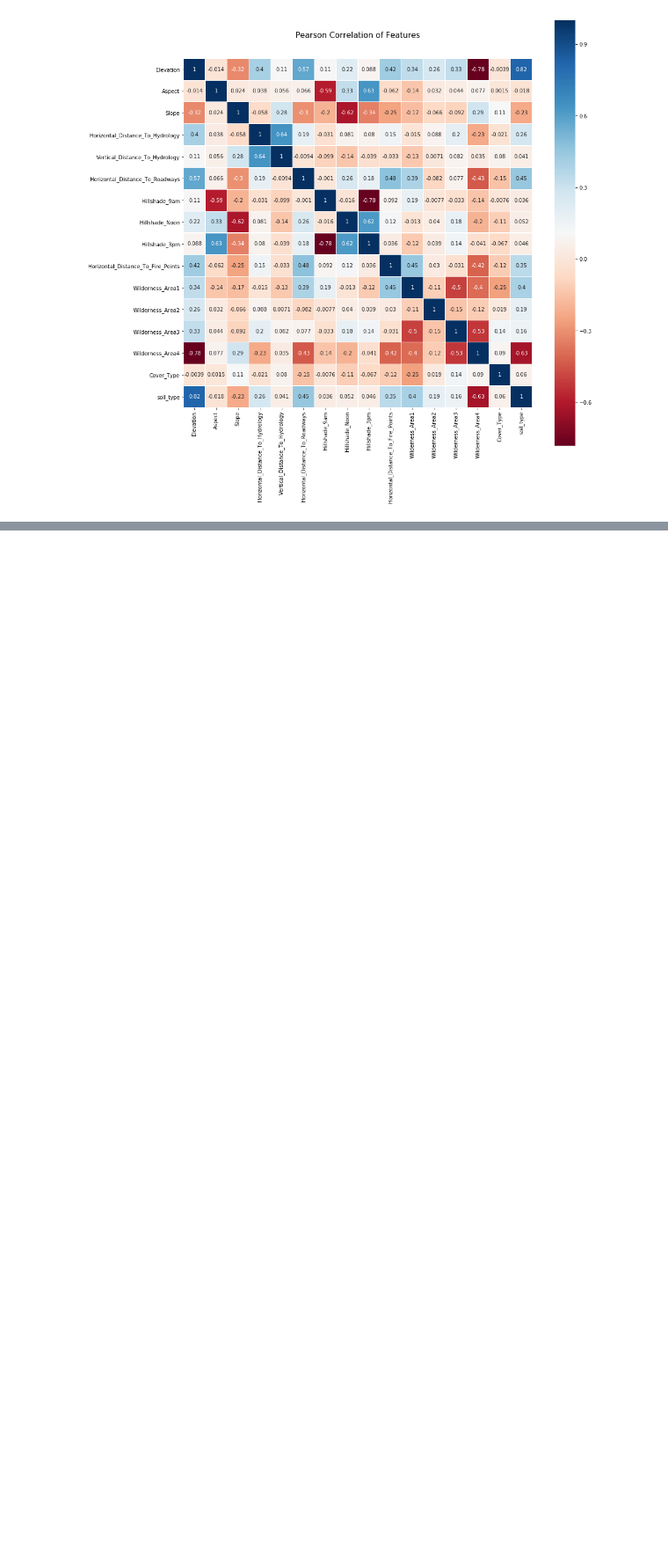
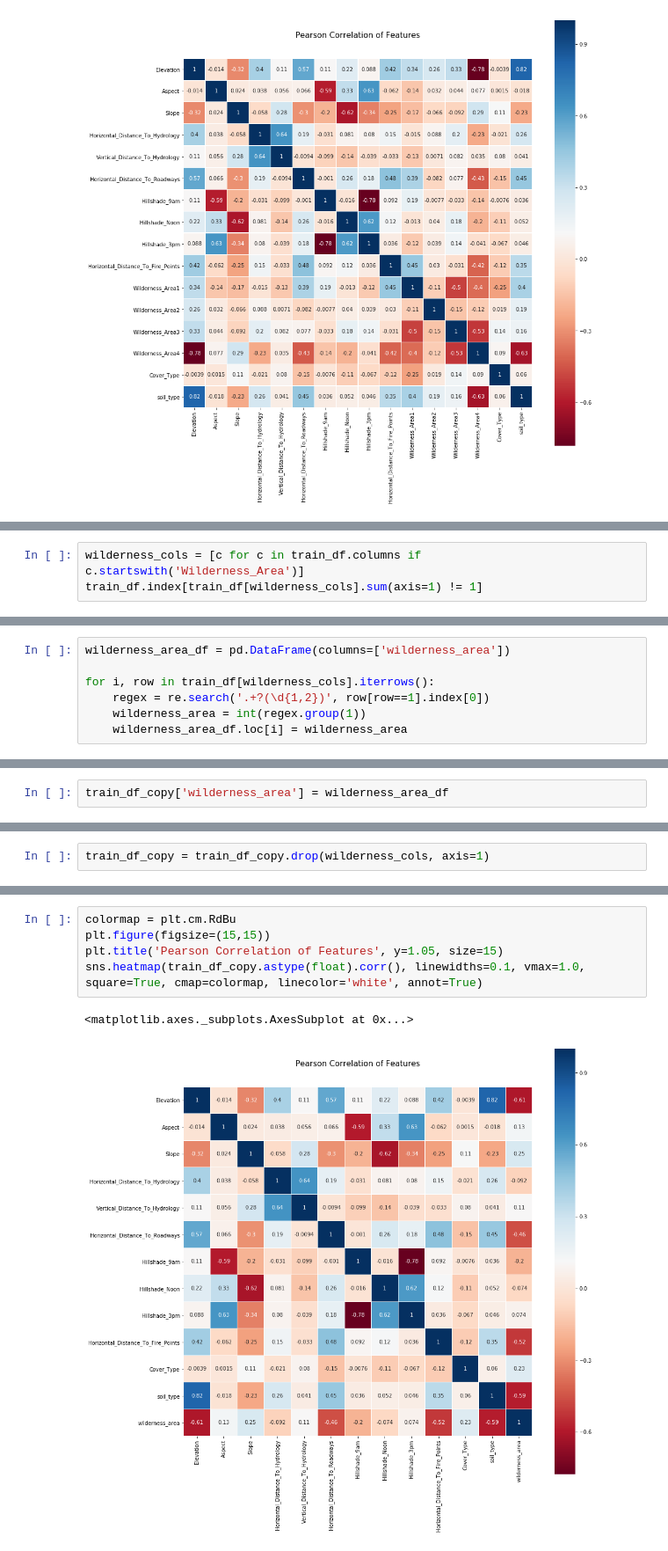
Before and after one commit to k8tems/forest-cover-type-prediction, a Jupyter notebook: 2018-05-14-21-43.ipynb, the cells around one changed output, grey strips where cells are left out. Shown at 88% size. Saved outputs shown, nothing was run; the diff lists cells and outputs as text; blank space fills up the shorter version.

Commit message:
Reduce `Wilderness_Area` and visualize correlations

```diff
--- a/2018-05-14-21-43.ipynb
+++ b/2018-05-14-21-43.ipynb
@@ -220,0 +223,3 @@ sns.heatmap(train_df_copy.astype(float).corr(), linewidths=0.1, vmax=1.0, square
+# %%
+wilderness_cols = [c for c in train_df.columns if c.startswith('Wilderness_Area')]
+train_df.index[train_df[wilderness_cols].sum(axis=1) != 1]
@@ -220,0 +242,7 @@ sns.heatmap(train_df_copy.astype(float).corr(), linewidths=0.1, vmax=1.0, square
+# %%
+wilderness_area_df = pd.DataFrame(columns=['wilderness_area'])
+
+for i, row in train_df[wilderness_cols].iterrows():
+    regex = re.search('.+?(\d{1,2})', row[row==1].index[0])
+    wilderness_area = int(regex.group(1))
+    wilderness_area_df.loc[i] = wilderness_area
@@ -220,0 +269,2 @@ sns.heatmap(train_df_copy.astype(float).corr(), linewidths=0.1, vmax=1.0, square
+# %%
+train_df_copy['wilderness_area'] = wilderness_area_df
@@ -220,0 +282,2 @@ sns.heatmap(train_df_copy.astype(float).corr(), linewidths=0.1, vmax=1.0, square
+# %%
+train_df_copy = train_df_copy.drop(wilderness_cols, axis=1)
@@ -220,0 +294,8 @@ sns.heatmap(train_df_copy.astype(float).corr(), linewidths=0.1, vmax=1.0, square
+# %%
+colormap = plt.cm.RdBu
+plt.figure(figsize=(15,15))
+plt.title('Pearson Correlation of Features', y=1.05, size=15)
+sns.heatmap(train_df_copy.astype(float).corr(), linewidths=0.1, vmax=1.0, square=True, cmap=colormap, linecolor='white', annot=True)
+# %% [output]
+<matplotlib.axes._subplots.AxesSubplot at 0x...>
+[figure, added]
```
Also changed, not shown: parts of 12 cells of this notebook.
